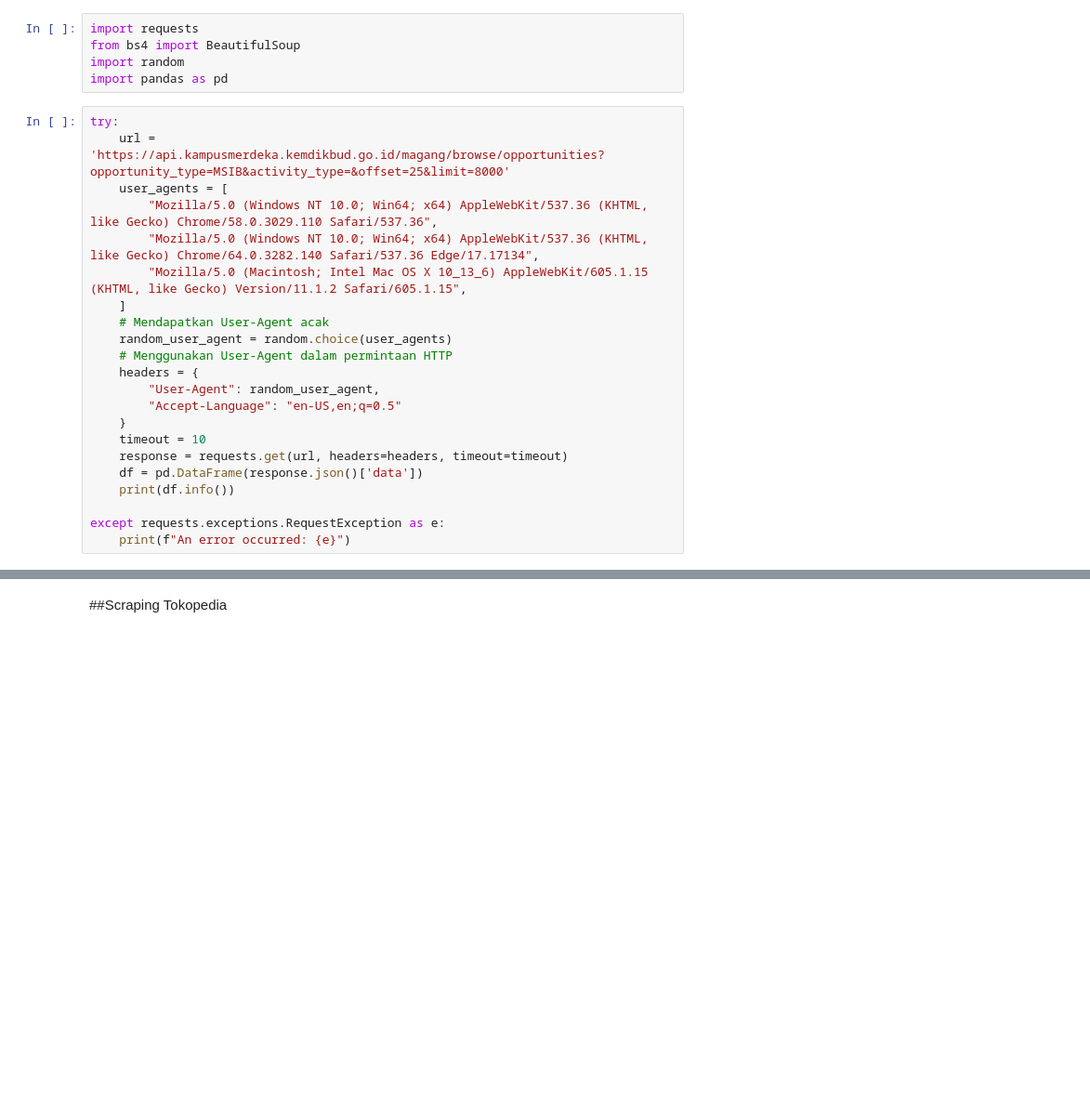
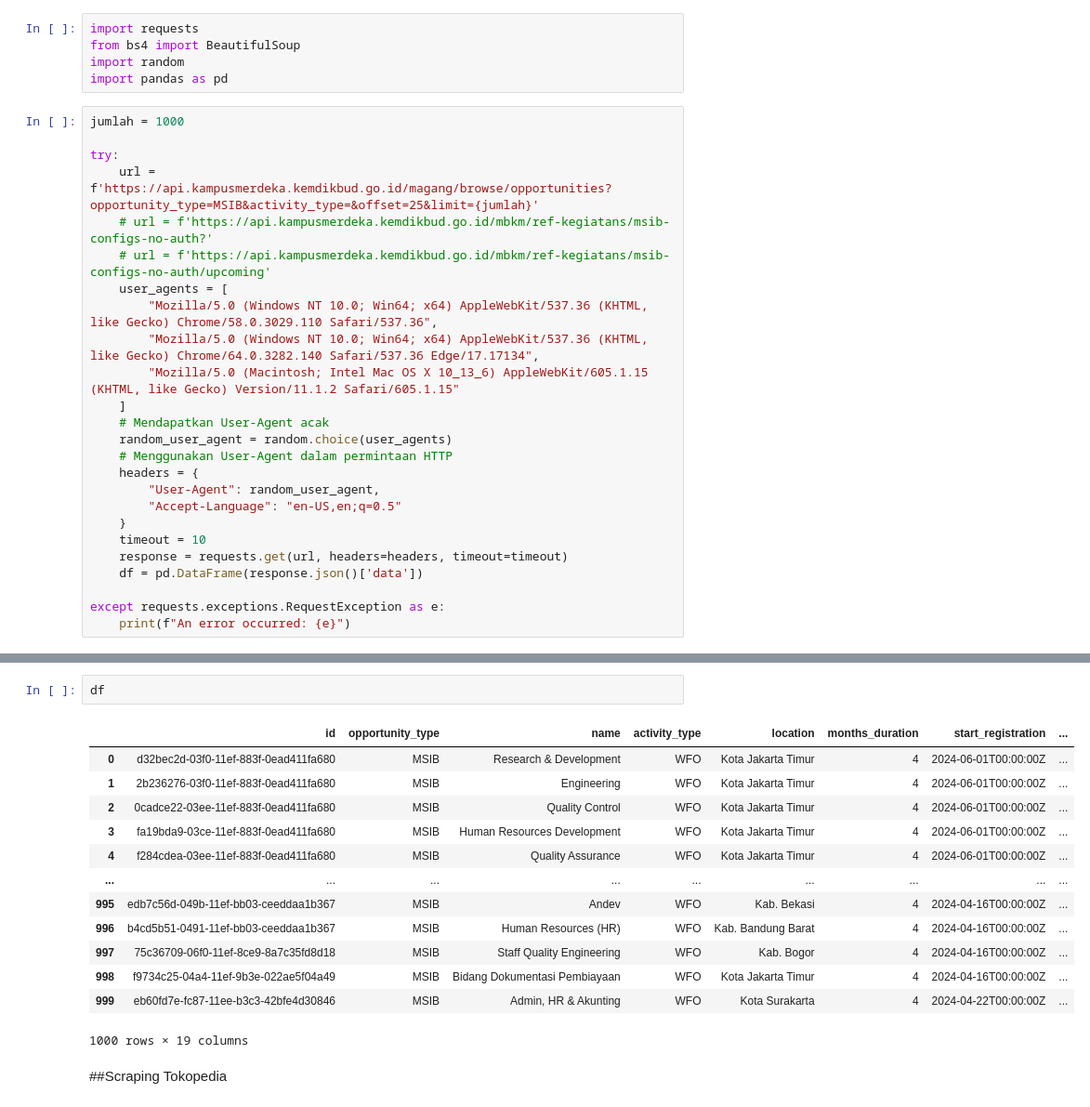
Before and after one commit to naufalnashif/scraping-syntax-repo, a Jupyter notebook: scraping_syntax.ipynb, the cells around one changed output, grey strips where cells are left out. Shown at 93% size. Cells and saved outputs as stored; diff of their text form; blank space fills up the shorter version.

```diff
--- a/scraping_syntax.ipynb
+++ b/scraping_syntax.ipynb
@@ -33,12 +35,16 @@ from bs4 import BeautifulSoup
 import random
 import pandas as pd
 # %%
+jumlah = 1000
+
 try:
-    url = 'https://api.kampusmerdeka.kemdikbud.go.id/magang/browse/opportunities?opportunity_type=MSIB&activity_type=&offset=25&limit=8000'
+    url = f'https://api.kampusmerdeka.kemdikbud.go.id/magang/browse/opportunities?opportunity_type=MSIB&activity_type=&offset=25&limit={jumlah}'
+    # url = f'https://api.kampusmerdeka.kemdikbud.go.id/mbkm/ref-kegiatans/msib-configs-no-auth?'
+    # url = f'https://api.kampusmerdeka.kemdikbud.go.id/mbkm/ref-kegiatans/msib-configs-no-auth/upcoming'
     user_agents = [
         "Mozilla/5.0 (Windows NT 10.0; Win64; x64) AppleWebKit/537.36 (KHTML, like Gecko) Chrome/58.0.3029.110 Safari/537.36",
         "Mozilla/5.0 (Windows NT 10.0; Win64; x64) AppleWebKit/537.36 (KHTML, like Gecko) Chrome/64.0.3282.140 Safari/537.36 Edge/17.17134",
-        "Mozilla/5.0 (Macintosh; Intel Mac OS X 10_13_6) AppleWebKit/605.1.15 (KHTML, like Gecko) Version/11.1.2 Safari/605.1.15",
+        "Mozilla/5.0 (Macintosh; Intel Mac OS X 10_13_6) AppleWebKit/605.1.15 (KHTML, like Gecko) Version/11.1.2 Safari/605.1.15"
     ]
     # Mendapatkan User-Agent acak
     random_user_agent = random.choice(user_agents)
@@ -50,7 +56,6 @@ try:
     timeout = 10
     response = requests.get(url, headers=headers, timeout=timeout)
     df = pd.DataFrame(response.json()['data'])
-    print(df.info())
 
 except requests.exceptions.RequestException as e:
     print(f"An error occurred: {e}")
@@ -57,3 +82,19 @@ except requests.exceptions.RequestException as e:
+# %%
+df
+# %% [output]
+|  | id | opportunity_type | name | activity_type | location | months_duration | start_registration | ... |
+| 0 | d32bec2d-03f0-11ef-883f-0ead411fa680 | MSIB | Research & Development | WFO | Kota Jakarta Timur | 4 | 2024-06-01T00:00:00Z | ... |
+| 1 | 2b236276-03f0-11ef-883f-0ead411fa680 | MSIB | Engineering | WFO | Kota Jakarta Timur | 4 | 2024-06-01T00:00:00Z | ... |
+| 2 | 0cadce22-03ee-11ef-883f-0ead411fa680 | MSIB | Quality Control | WFO | Kota Jakarta Timur | 4 | 2024-06-01T00:00:00Z | ... |
+| 3 | fa19bda9-03ce-11ef-883f-0ead411fa680 | MSIB | Human Resources Development | WFO | Kota Jakarta Timur | 4 | 2024-06-01T00:00:00Z | ... |
+| 4 | f284cdea-03ee-11ef-883f-0ead411fa680 | MSIB | Quality Assurance | WFO | Kota Jakarta Timur | 4 | 2024-06-01T00:00:00Z | ... |
+| ... | ... | ... | ... | ... | ... | ... | ... | ... |
+| 995 | edb7c56d-049b-11ef-bb03-ceeddaa1b367 | MSIB | Andev | WFO | Kab. Bekasi | 4 | 2024-04-16T00:00:00Z | ... |
+| 996 | b4cd5b51-0491-11ef-bb03-ceeddaa1b367 | MSIB | Human Resources (HR) | WFO | Kab. Bandung Barat | 4 | 2024-04-16T00:00:00Z | ... |
+| 997 | 75c36709-06f0-11ef-8ce9-8a7c35fd8d18 | MSIB | Staff Quality Engineering | WFO | Kab. Bogor | 4 | 2024-04-16T00:00:00Z | ... |
+| 998 | f9734c25-04a4-11ef-9b3e-022ae5f04a49 | MSIB | Bidang Dokumentasi Pembiayaan | WFO | Kota Jakarta Timur | 4 | 2024-04-16T00:00:00Z | ... |
+| 999 | eb60fd7e-fc87-11ee-b3c3-42bfe4d30846 | MSIB | Admin, HR & Akunting | WFO | Kota Surakarta | 4 | 2024-04-22T00:00:00Z | ... |
+1000 rows × 19 columns
 # %% [markdown]
 ##Scraping Tokopedia
 # %%
```
Also changed, not shown: parts of 5 cells of this notebook.
